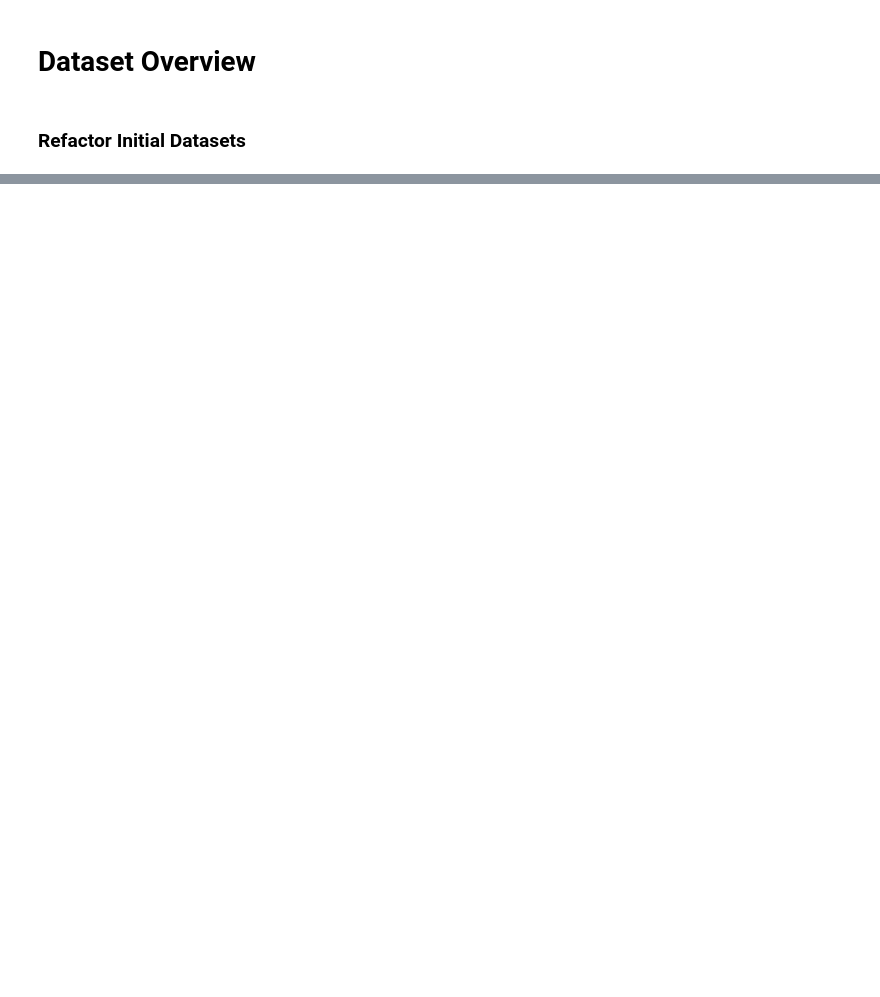
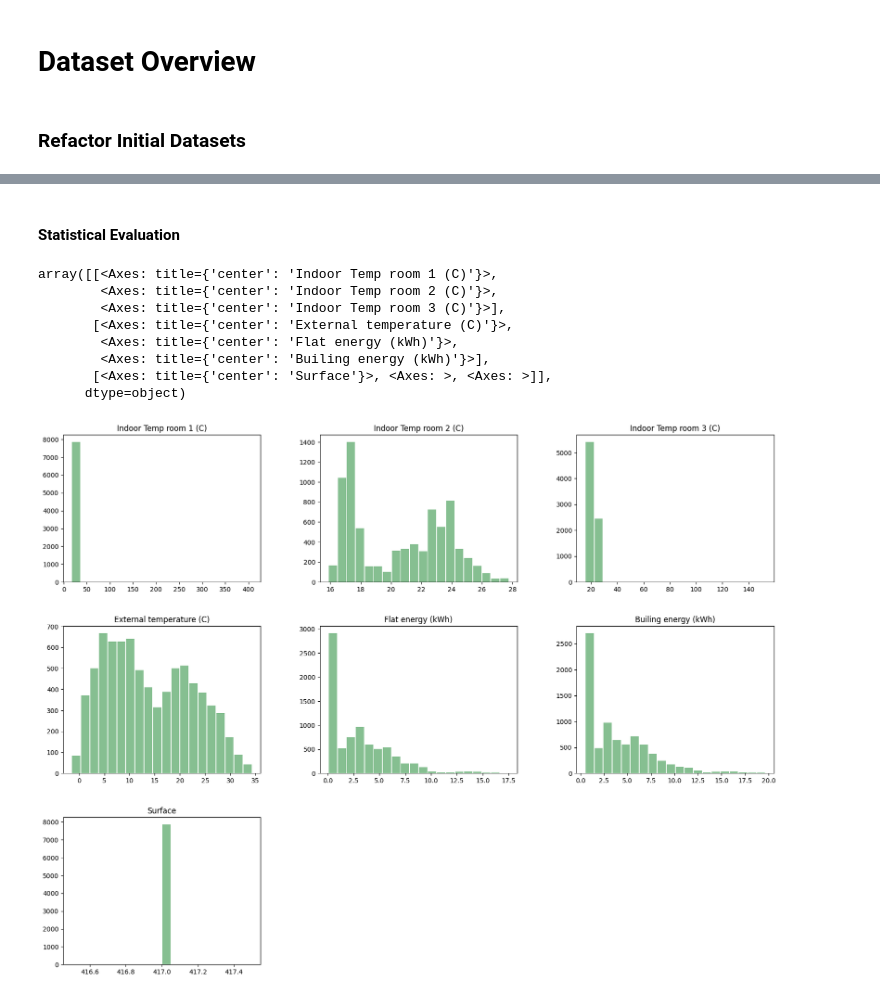
Before and after one commit to PeriniM/Hackathon-NOI, a Jupyter notebook: Data_analysis.ipynb, the cells around one changed output, grey strips where cells are left out. Cells and saved outputs as stored; diff of their text form; code cells hidden in the pictures; blank space fills up the shorter version.

```diff
--- a/Data_analysis.ipynb
+++ b/Data_analysis.ipynb
@@ -58,0 +184,15 @@ df.to_csv('Original_datasets/Photovoltaic-185kW-PV-plant.csv', sep=';', index=Fa
+# %% [markdown]
+#### Statistical Evaluation
+# %%
+from scipy import stats
+df.hist(bins = 20, grid=False, color='#86bf91', rwidth=0.9, figsize=(20,15))
+# %% [output]
+array([[<Axes: title={'center': 'Indoor Temp room 1 (C)'}>,
+        <Axes: title={'center': 'Indoor Temp room 2 (C)'}>,
+        <Axes: title={'center': 'Indoor Temp room 3 (C)'}>],
+       [<Axes: title={'center': 'External temperature (C)'}>,
+        <Axes: title={'center': 'Flat energy (kWh)'}>,
+        <Axes: title={'center': 'Builing energy (kWh)'}>],
+       [<Axes: title={'center': 'Surface'}>, <Axes: >, <Axes: >]],
+      dtype=object)
+[figure, added]
```
Also changed, not shown: parts of 27 cells of this notebook, 1 other file.
